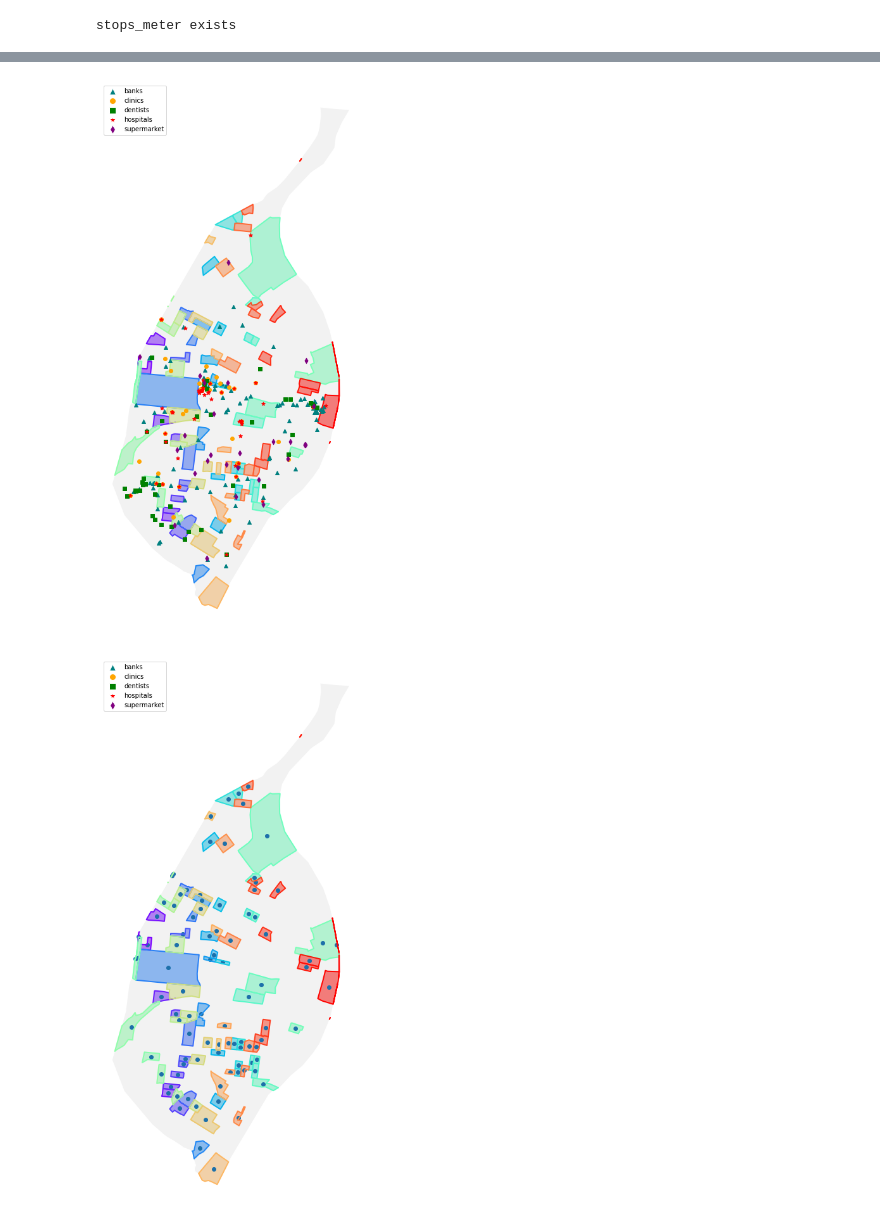
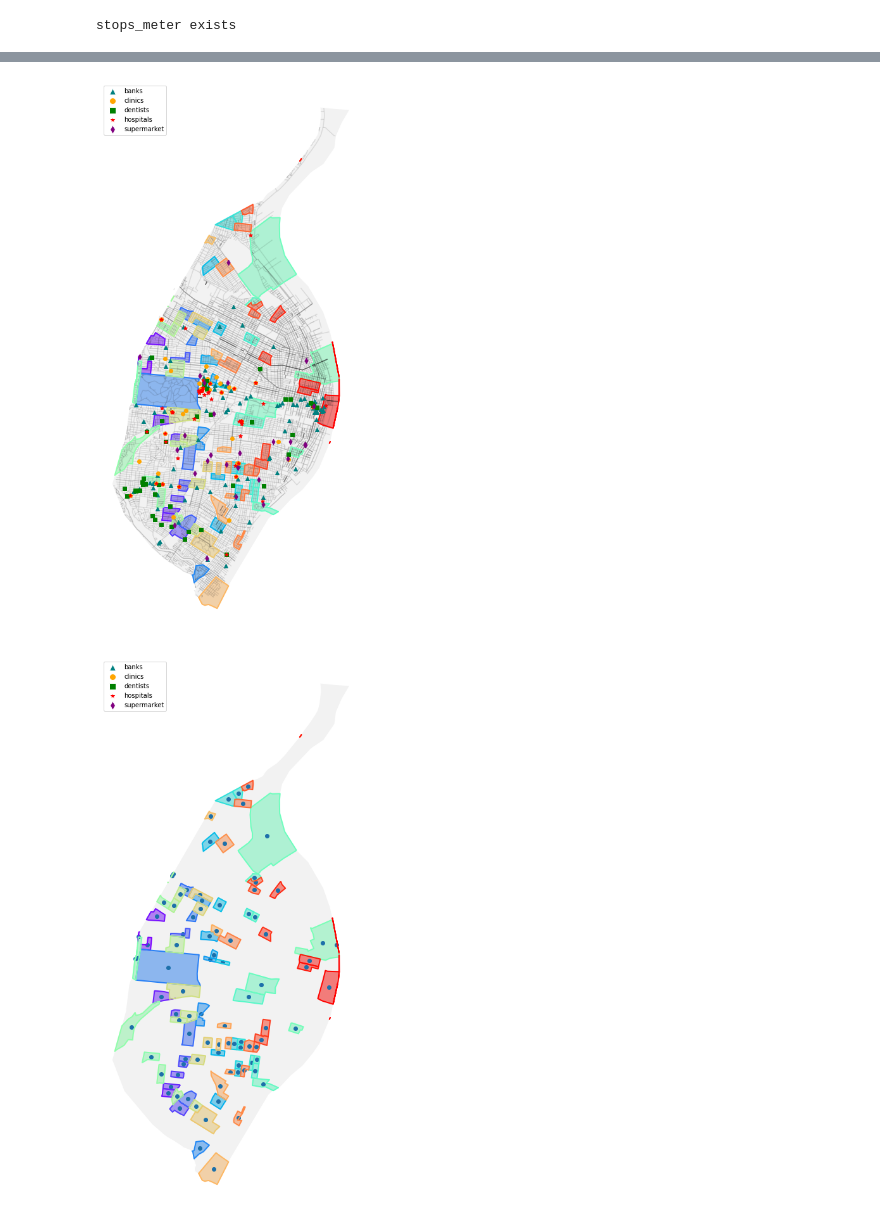
Before and after one commit to wisc-bus/simulator, a Jupyter notebook: notebooks/visualization_stlouis.ipynb, the cells around one changed output, grey strips where cells are left out. Saved outputs shown, nothing was run; the diff lists cells and outputs as text; code cells hidden in the pictures.

Commit message:
stlouis graphs & markdown

```diff
--- a/notebooks/visualization_stlouis.ipynb
+++ b/notebooks/visualization_stlouis.ipynb
@@ -98,7 +98,7 @@ stops_meter exists
 background_path = os.path.join('..', 'data', 'plot', 'background', 'stlouis')
 city = gpd.read_file(os.path.join(background_path, "Cities.zip")).to_crs(4326)
 # lakes = gpd.read_file(os.path.join(background_path, "Rivers.zip")).to_crs(4326)
-# street = gpd.read_file(os.path.join(background_path, "Roads.zip")).to_crs(4326)
+street = gpd.read_file(os.path.join(background_path, "Roads.zip")).to_crs(4326)
 max_lon = city.bounds.maxx.max()
 min_lon = city.bounds.minx.min()
 max_lat = city.bounds.maxy.max()
@@ -154,30 +154,30 @@ ax.set_axis_off()
 # %%
 # census boundary
 
 city = city.to_crs(epsg)
 # lakes = lakes.to_crs(epsg)
-# street = street.to_crs(epsg)
+street = street.to_crs(epsg)
 # ax = lakes.boundary.plot(color="lightblue", zorder=1, linewidth=2, figsize=(16, 16))
 # lakes.plot(color="lightblue", ax=ax, alpha=0.2, zorder=1)
 ax = city.plot(color="black", alpha=0.05, zorder=2, figsize=(16, 16))
-# street.plot(color="black", alpha=0.3, ax=ax, zorder=3)
+street.plot(color="black", alpha=0.1, ax=ax, zorder=2)
 
 new_census = census_gdf.to_crs(epsg).intersection(city.unary_union)
 new_census[~new_census.is_empty].plot(ax=ax, cmap='rainbow', alpha=0.5)
 new_census[~new_census.is_empty].boundary.plot(ax=ax, cmap='rainbow', linewidth=2)
 
 banks.intersection(city.unary_union).plot(ax=ax, color='teal', marker='^', zorder=4)
 clinics.intersection(city.unary_union).plot(ax=ax, color='orange', marker='o', zorder=4)
 dentists.intersection(city.unary_union).plot(ax=ax, color='green', marker='s', zorder=4)
 hospitals.intersection(city.unary_union).plot(ax=ax, color='red', marker='*', zorder=4)
 supermarket.intersection(city.unary_union).plot(ax=ax, color='purple', marker='d', zorder=4)
 
 ax.legend(handles = lineslist, loc="upper left",prop={"size": 10})
 # ax.legend(handles = lineslist, bbox_to_anchor=(1.00, 1.00), loc="upper left",prop={"size": 10})
 
 ax.set_axis_off()
 # %% [output]
-[figure, old version]
+[figure, new version]
 # %%
 # census centroid
 
```
Also changed, not shown: parts of 2 cells of this notebook, 16 other files.
